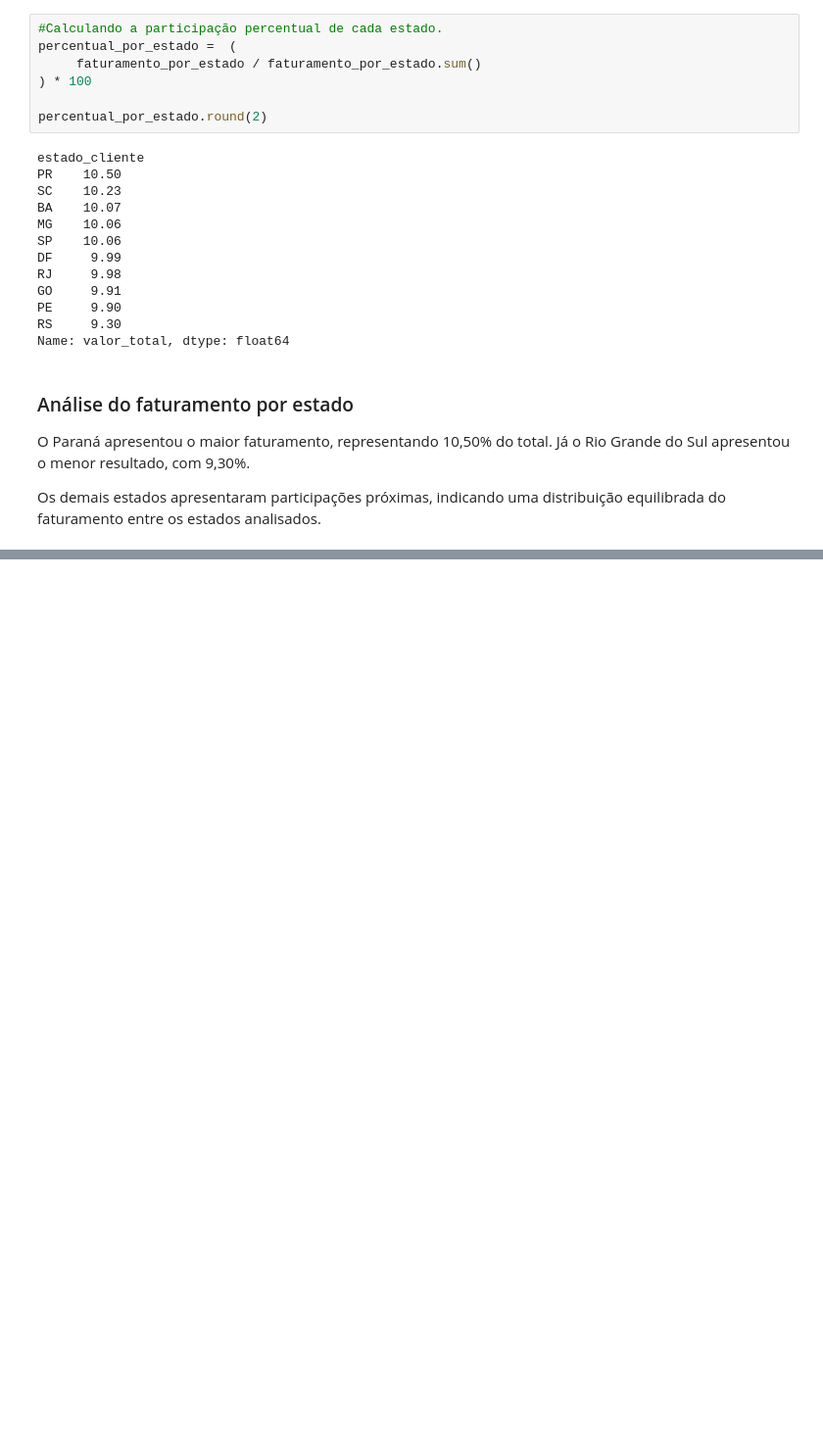
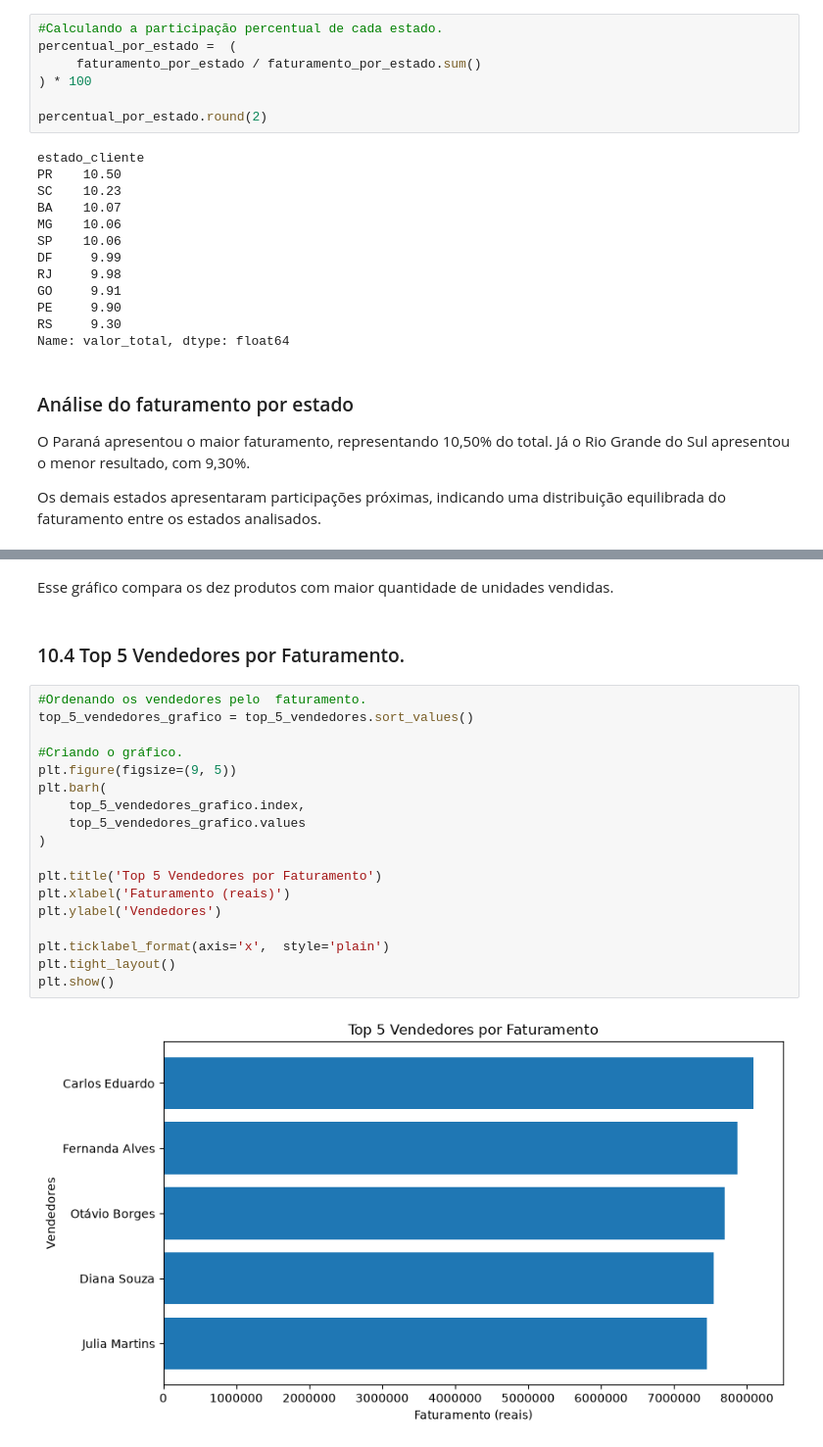
Before and after one commit to Wendel-454/projeto_final, a Jupyter notebook: projeto_final/Script_projeto_final.ipynb, the cells around one changed output, grey strips where cells are left out. Shown at 98% size. Drawn from its saved outputs; the diff is of its cells as text; blank space fills up the shorter version.

```diff
--- a/projeto_final/Script_projeto_final.ipynb
+++ b/projeto_final/Script_projeto_final.ipynb
@@ -777,0 +844,24 @@ Os demais estados apresentaram participações próximas, indicando uma distribu
+# %% [markdown]
+Esse gráfico compara  os dez produtos com maior quantidade de unidades vendidas.
+# %% [markdown]
+### 10.4 Top 5  Vendedores por Faturamento.
+# %%
+#Ordenando os vendedores pelo  faturamento.
+top_5_vendedores_grafico = top_5_vendedores.sort_values()
+
+#Criando o gráfico.
+plt.figure(figsize=(9, 5))
+plt.barh(
+    top_5_vendedores_grafico.index,
+    top_5_vendedores_grafico.values
+)
+
+plt.title('Top 5 Vendedores por Faturamento')
+plt.xlabel('Faturamento (reais)')
+plt.ylabel('Vendedores')
+
+plt.ticklabel_format(axis='x',  style='plain')
+plt.tight_layout()
+plt.show()
+# %% [output]
+[figure, added]
```
Also changed, not shown: parts of 19 cells of this notebook.
